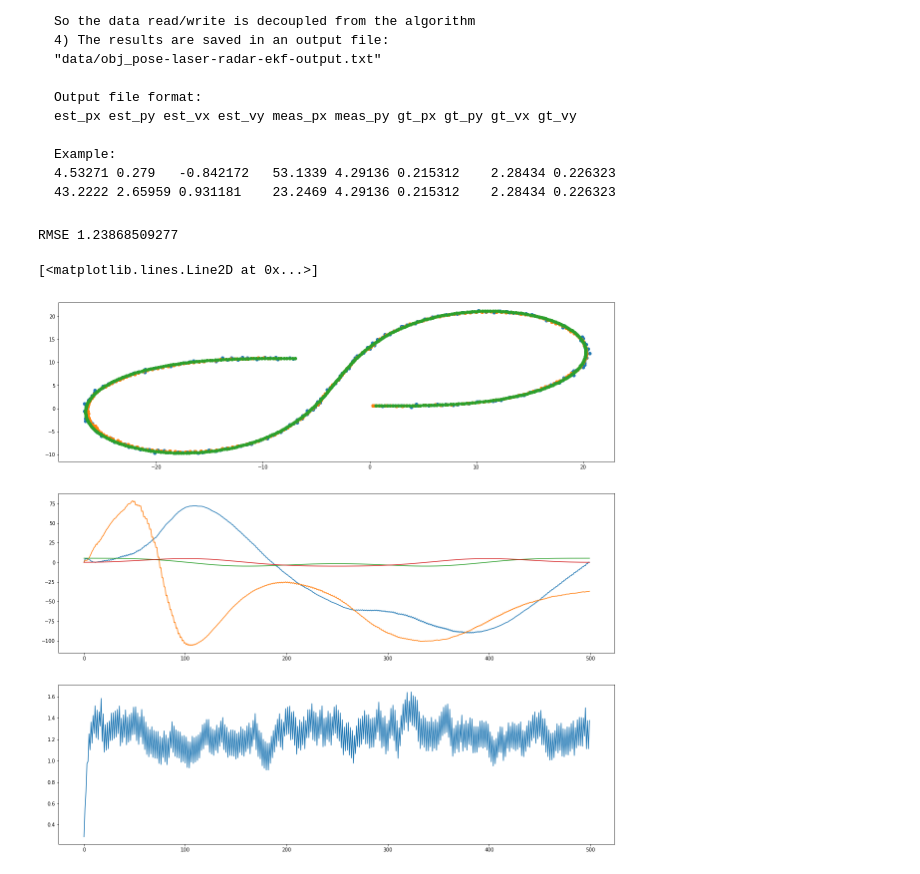
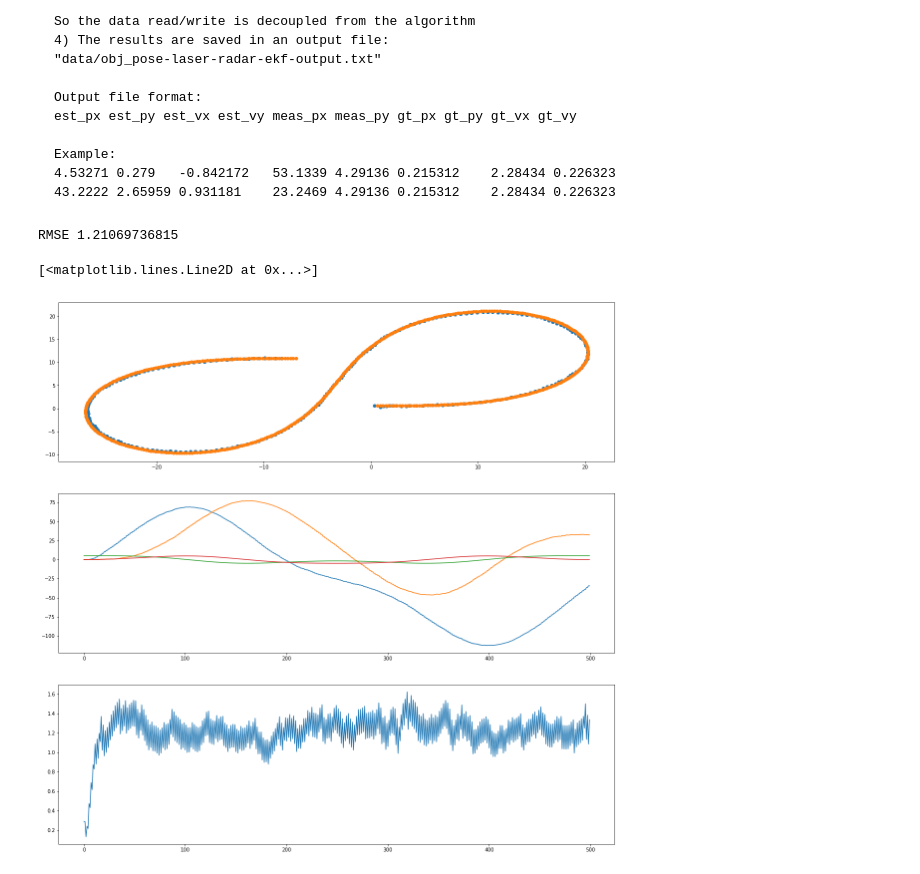
Before and after one commit to tempflip/CarND-Extended-Kalman-Filter-Project, a Jupyter notebook: explore_data.ipynb, the cells around one changed output. Cells and saved outputs as stored; diff of their text form; code cells hidden in the pictures.

```diff
--- a/explore_data.ipynb
+++ b/explore_data.ipynb
@@ -96,10 +96,10 @@ class Kalman():
         self.reset()
 
     def reset(self):
-        self.P = np.array([[1., 0., 0., 0.],
-                           [0., 1., 0., 0.],
-                           [0., 0., 100., 0.],
-                           [0., 0., 0., 100.]]) # initial uncertainty
+        self.P = np.array([[0.01, 0., 0., 0.],
+                           [0., 0.01, 0., 0.],
+                           [0., 0., 0.01, 0.],
+                           [0., 0., 0., 0.01]]) # initial uncertainty
 
         self.u = np.array([[0], [0], [0], [0]]) # external motion
 
@@ -251,23 +251,23 @@ truth_list = np.array(truth_list)
 RMSE = calculate_RMSE(truth_list, pred_list)
 print ('RMSE', np.sum(RMSE) / len(RMSE))
 # %% [output]
-RMSE 1.23868509277
+RMSE 1.21069736815
 # %%
 plt.figure(figsize=(20,20))
 plt.subplot(3,1,1)
-plt.scatter(l_meas_list[:,0], l_meas_list[:,1])
+#plt.scatter(l_meas_list[:,0], l_meas_list[:,1])
 #plt.scatter(r_meas_list[:,0], r_meas_list[:,1])
 plt.scatter(pred_list[:,0][:], pred_list[:,1][:])
 plt.scatter(truth_list[:,0], truth_list[:,1])
 
 plt.subplot(3,1,2)
 plt.plot(pred_list[:,2])
 plt.plot(pred_list[:,3])
 plt.plot(truth_list[:,2])
 plt.plot(truth_list[:,3])
 
 plt.subplot(3,1,3)
 plt.plot(RMSE)
 # %% [output]
 [<matplotlib.lines.Line2D at 0x...>]
-[figure, old version]
+[figure, new version]
```
Also changed, not shown: 1 other file.
